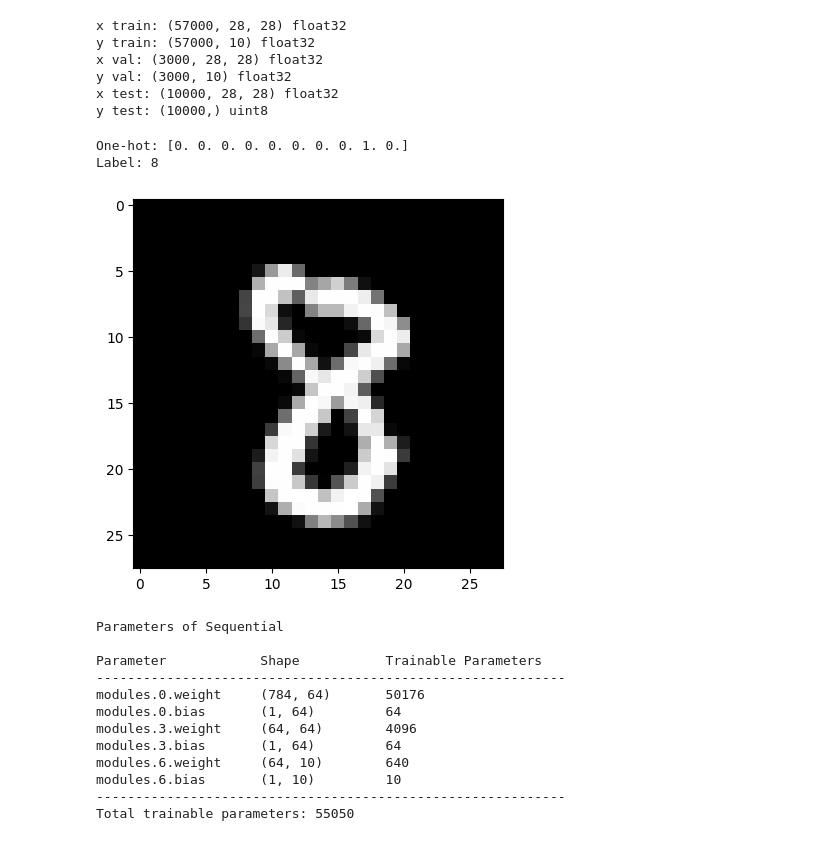
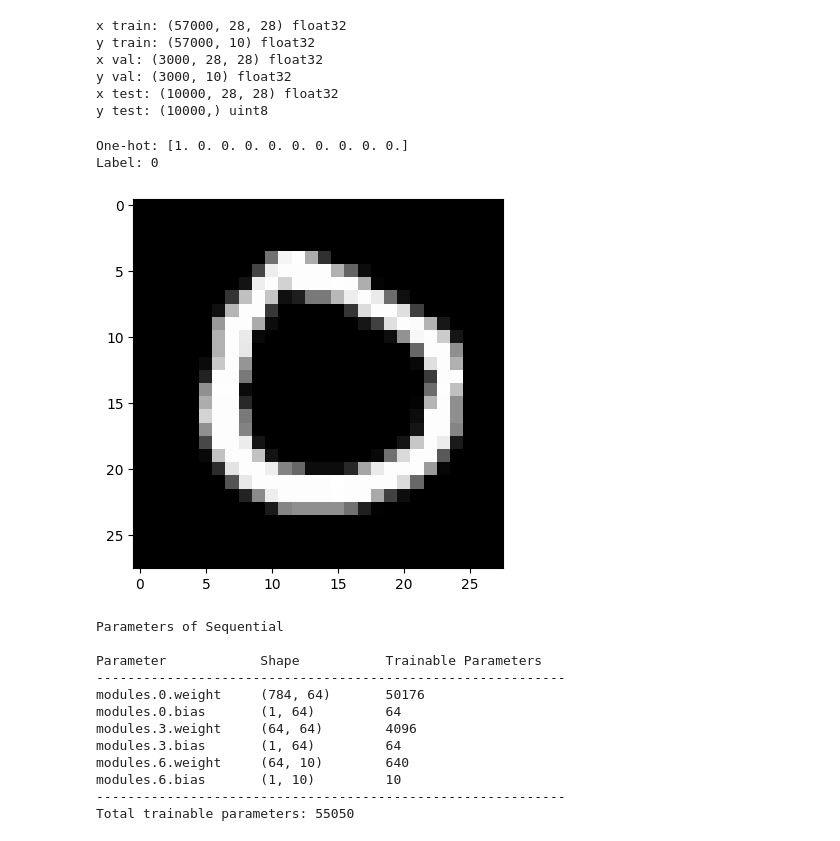
Before and after one commit to gri-sha/simplegrad, a Jupyter notebook: mnist_dense_network.ipynb, the cells around one changed output. Saved outputs shown, nothing was run; the diff lists cells and outputs as text; code cells hidden in the pictures.

```diff
--- a/mnist_dense_network.ipynb
+++ b/mnist_dense_network.ipynb
@@ -63,14 +58,14 @@ y test: (10000,) uint8
 # %%
 import matplotlib.pyplot as plt
 
-idx = 55234
+idx = 22143
 print("One-hot:", y_train[idx])
 print("Label:", np.argmax(y_train[idx]))
 plt.imshow(x_train[idx], cmap="gray");
 # %% [output]
-One-hot: [0. 0. 0. 0. 0. 0. 0. 0. 1. 0.]
-Label: 8
+One-hot: [1. 0. 0. 0. 0. 0. 0. 0. 0. 0.]
+Label: 0
-[figure, old version]
+[figure, new version]
 # %%
 model = sg.nn.Sequential(
     sg.nn.Linear(28 * 28, 64),
```
Also changed, not shown: parts of 6 cells of this notebook, 25 other files.
